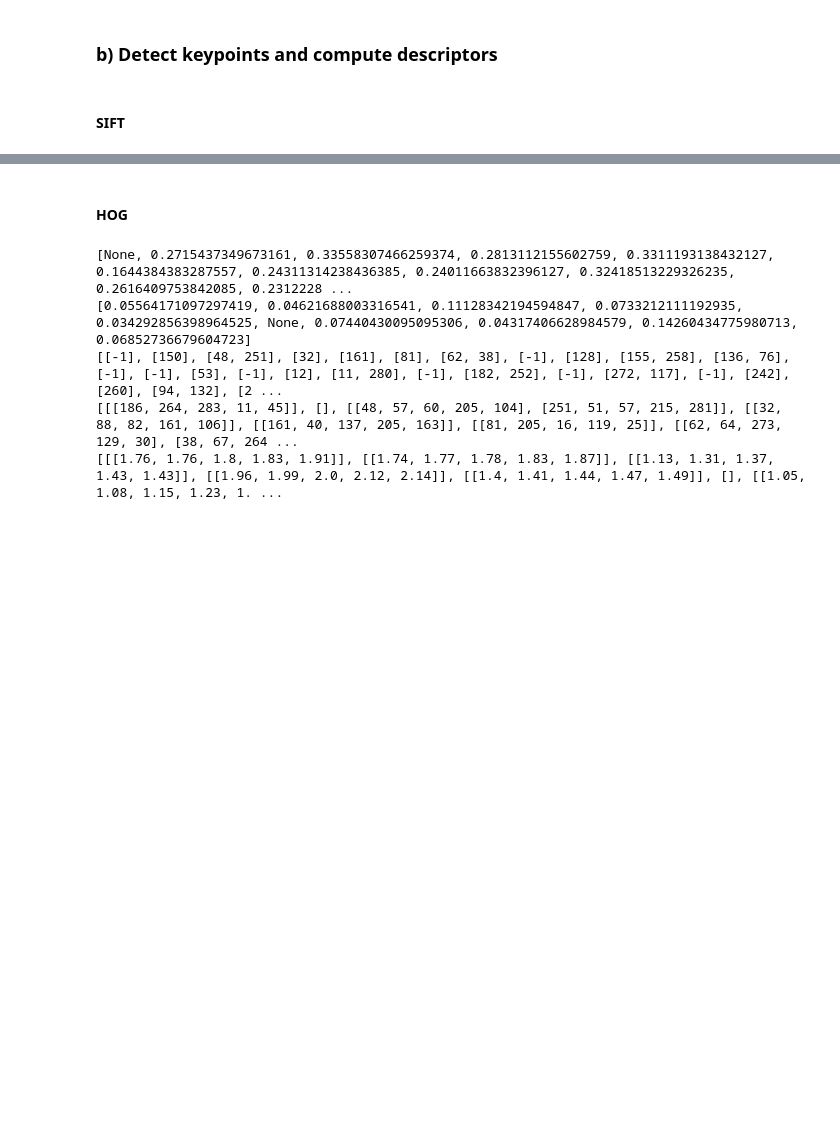
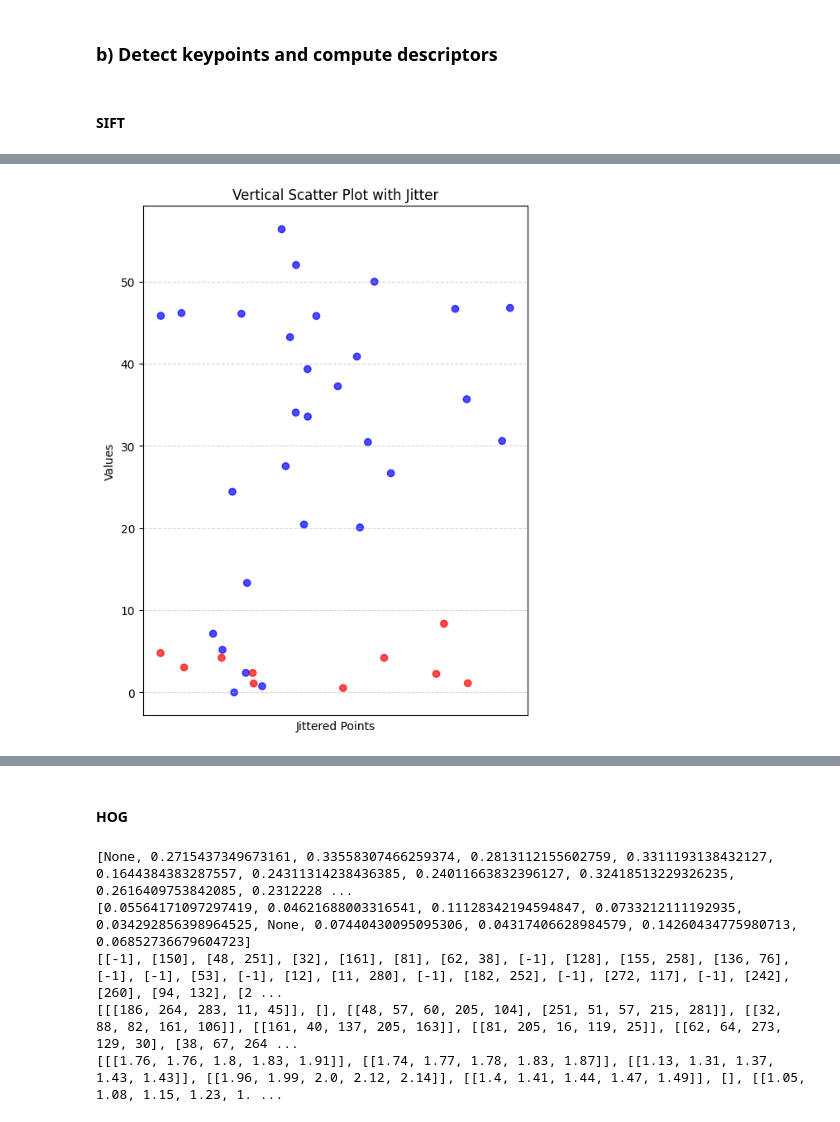
Before and after one commit to MCV-2024-C1-Project/Team5, a Jupyter notebook: week4/week4.ipynb, the cells around one changed output, grey strips where cells are left out. Saved outputs shown, nothing was run; the diff lists cells and outputs as text; code cells hidden in the pictures; blank space fills up the shorter version.

```diff
--- a/week4/week4.ipynb
+++ b/week4/week4.ipynb
@@ -219,0 +276,3 @@ for i in tqdm(range(30)):
+# %%
+i = 4
+dist_res[i], ground_truth[i]
@@ -219,0 +291,22 @@ for i in tqdm(range(30)):
+# %%
+# Once `dist_res` and `colors` are populated, calculate values for the scatter plot
+values = []
+for i in range(len(dist_res)):
+    for j in range(len(dist_res[i])):
+        values.append(dist_res[i][j][1] - dist_res[i][j][0])
+
+# Add jitter to x-axis
+x_jitter = np.random.normal(0, 0.05, size=len(values))  # Adjust 0.05 for desired jitter
+x_values = 1 + x_jitter  # Center around x=1 for vertical plot
+
+# Plot
+plt.figure(figsize=(6, 8))
+plt.scatter(x_values, values, c=colors, alpha=0.7)
+plt.xlabel('Jittered Points')
+plt.ylabel('Values')
+plt.title('Vertical Scatter Plot with Jitter')
+plt.xticks([])  # Hide x-ticks for a cleaner look
+plt.grid(True, axis='y', linestyle='--', alpha=0.5)
+plt.show()
+# %% [output]
+[figure, added]
```
Also changed, not shown: parts of 9 cells of this notebook, 1 other file.
